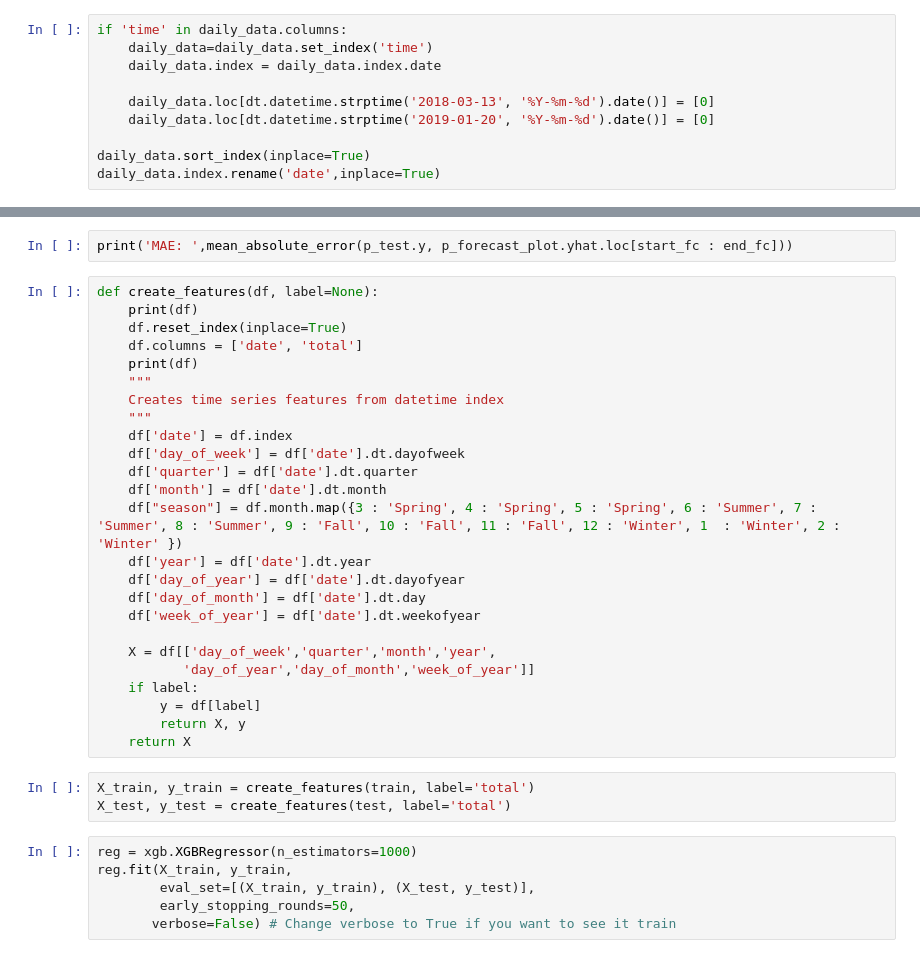
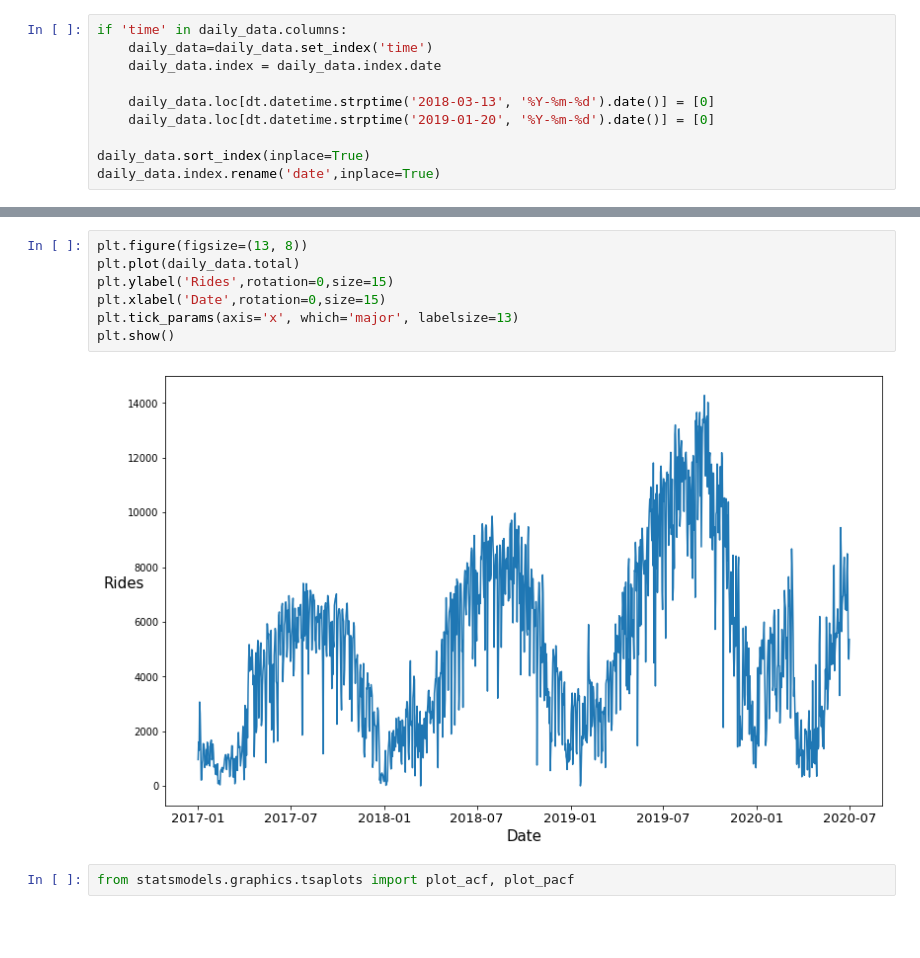
Before and after one commit to iklasky/Springboard, a Jupyter notebook: bikes/Blue_Bikes_Covid_Forecasting.ipynb, the cells around one changed output, grey strips where cells are left out. Saved outputs shown, nothing was run; the diff lists cells and outputs as text; blank space fills up the shorter version.

```diff
--- a/bikes/Blue_Bikes_Covid_Forecasting.ipynb
+++ b/bikes/Blue_Bikes_Covid_Forecasting.ipynb
@@ -235,36 +56,11 @@ plt.show()
-# %%
-print('MAE: ',mean_absolute_error(p_test.y, p_forecast_plot.yhat.loc[start_fc : end_fc]))
-# %%
-def create_features(df, label=None):
-    print(df)
-    df.reset_index(inplace=True)
-    df.columns = ['date', 'total']
-    print(df)
-    """
-    Creates time series features from datetime index
-    """
-    df['date'] = df.index
-    df['day_of_week'] = df['date'].dt.dayofweek
-    df['quarter'] = df['date'].dt.quarter
-    df['month'] = df['date'].dt.month
-    df["season"] = df.month.map({3 : 'Spring', 4 : 'Spring', 5 : 'Spring', 6 : 'Summer', 7 : 'Summer', 8 : 'Summer', 9 : 'Fall', 10 : 'Fall', 11 : 'Fall', 12 : 'Winter', 1  : 'Winter', 2 : 'Winter' })
-    df['year'] = df['date'].dt.year
-    df['day_of_year'] = df['date'].dt.dayofyear
-    df['day_of_month'] = df['date'].dt.day
-    df['week_of_year'] = df['date'].dt.weekofyear
-
-    X = df[['day_of_week','quarter','month','year',
-           'day_of_year','day_of_month','week_of_year']]
-    if label:
-        y = df[label]
-        return X, y
-    return X
-# %%
-X_train, y_train = create_features(train, label='total')
-X_test, y_test = create_features(test, label='total')
-# %%
-reg = xgb.XGBRegressor(n_estimators=1000)
-reg.fit(X_train, y_train,
-        eval_set=[(X_train, y_train), (X_test, y_test)],
-        early_stopping_rounds=50,
-       verbose=False) # Change verbose to True if you want to see it train
+# %%
+plt.figure(figsize=(13, 8))
+plt.plot(daily_data.total)
+plt.ylabel('Rides',rotation=0,size=15)
+plt.xlabel('Date',rotation=0,size=15)
+plt.tick_params(axis='x', which='major', labelsize=13)
+plt.show()
+# %% [output]
+[figure, added]
+# %%
+from statsmodels.graphics.tsaplots import plot_acf, plot_pacf
```
Also changed, not shown: parts of 43 cells of this notebook.
